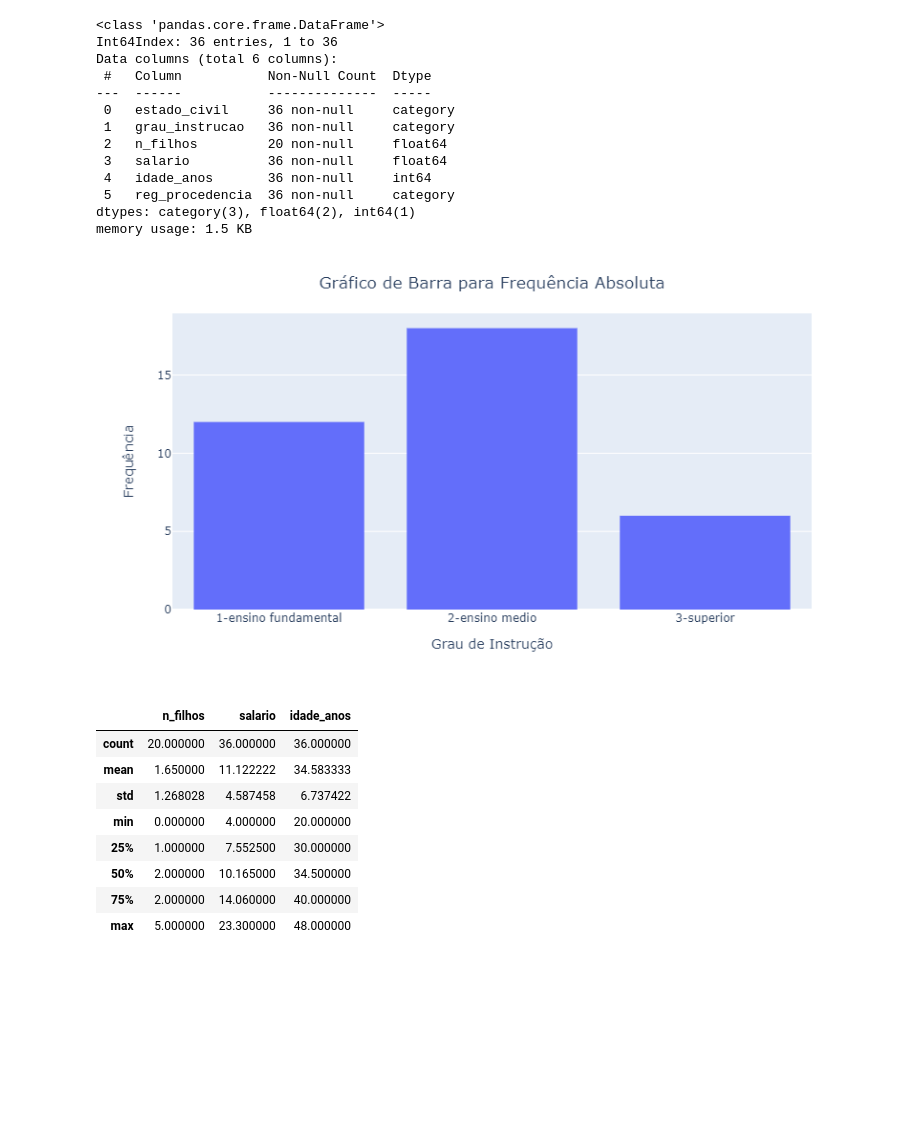
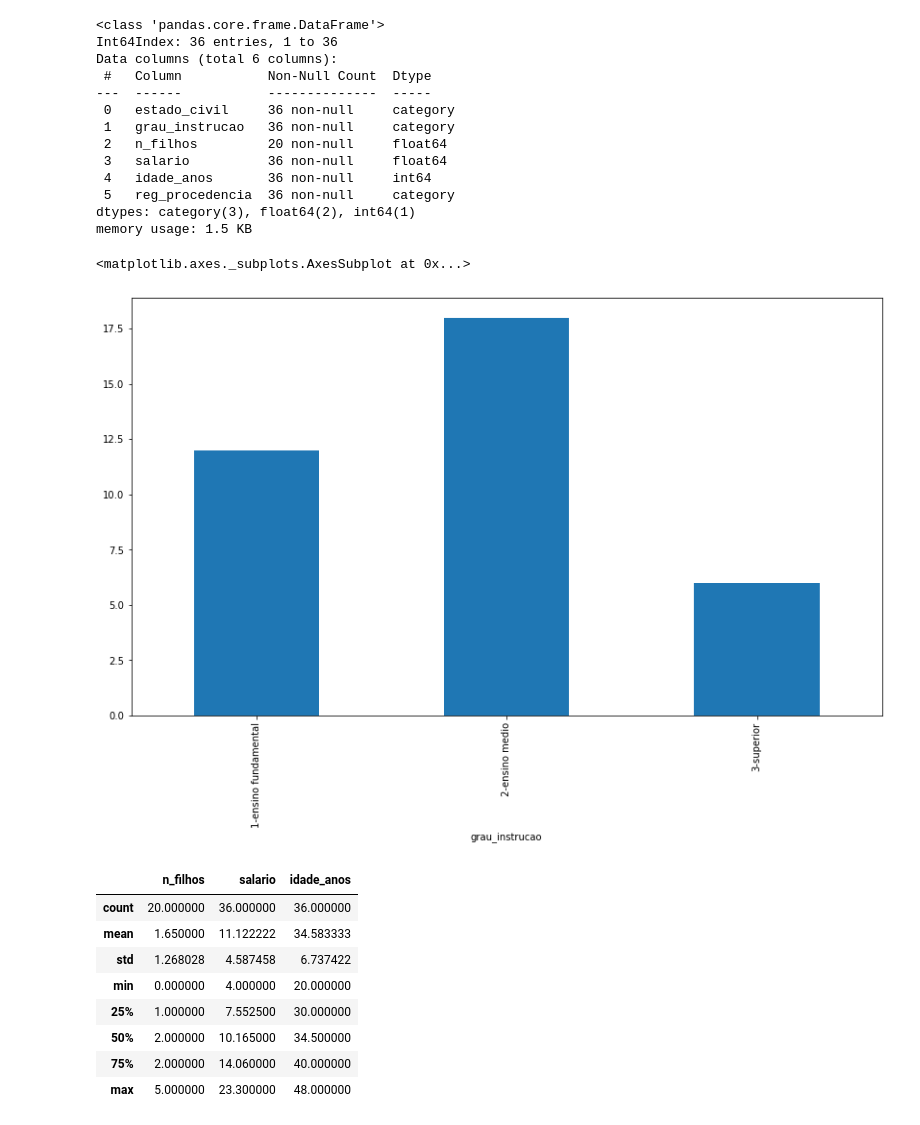
Before and after one commit to lucastiagooliveira/datascience, a Jupyter notebook: _notebooks/2020-09-20-resumo_aula_1.ipynb, the cells around one changed output. Drawn from its saved outputs; the diff is of its cells as text; code cells hidden in the pictures; blank space fills up the shorter version.

```diff
--- a/_notebooks/2020-09-20-resumo_aula_1.ipynb
+++ b/_notebooks/2020-09-20-resumo_aula_1.ipynb
@@ -75,22 +73,11 @@ Data columns (total 6 columns):
  5   reg_procedencia  36 non-null     category
 dtypes: category(3), float64(2), int64(1)
 memory usage: 1.5 KB
-# %%
-fig_hist = px.histogram(df, x = 'grau_instrucao')
-
-fig_hist.update_layout(xaxis_title='Grau de Instrução',
-                       yaxis_title = 'Frequência',
-                       title={
-                            'text': "Gráfico de Barra para Frequência Absoluta",
-                            'y':0.95,
-                            'x':0.5,
-                            'xanchor': 'center',
-                            'yanchor': 'top'}
-                      )
-
-fig_hist.show()
-# %% [output]
-[figure, removed]
+# %%
+df.groupby('grau_instrucao').size().plot.bar(figsize=(14,8))
+# %% [output]
+<matplotlib.axes._subplots.AxesSubplot at 0x...>
+[figure, added]
 # %%
 df.describe()
 # %% [output]
```
Also changed, not shown: parts of 21 cells of this notebook.
